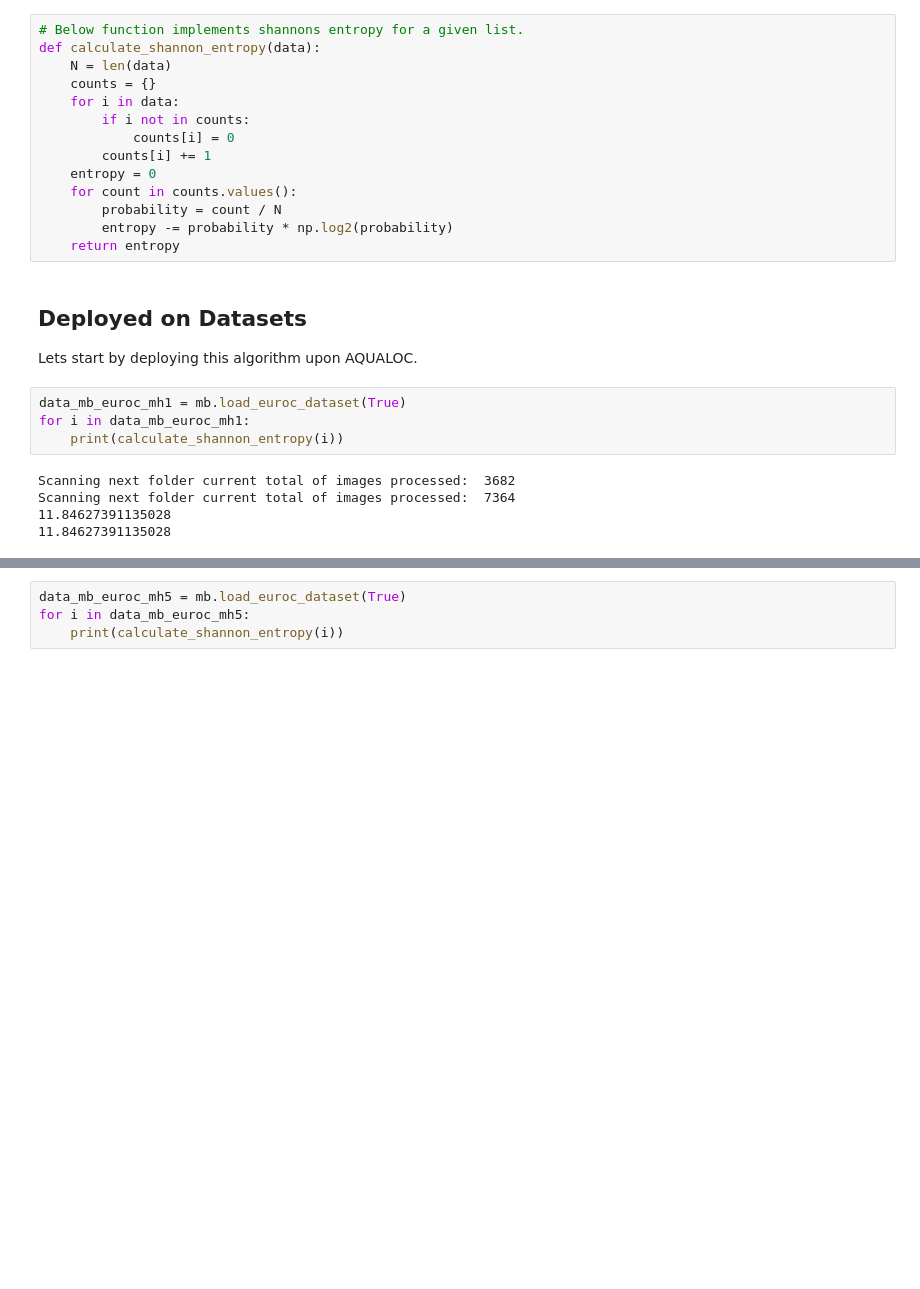
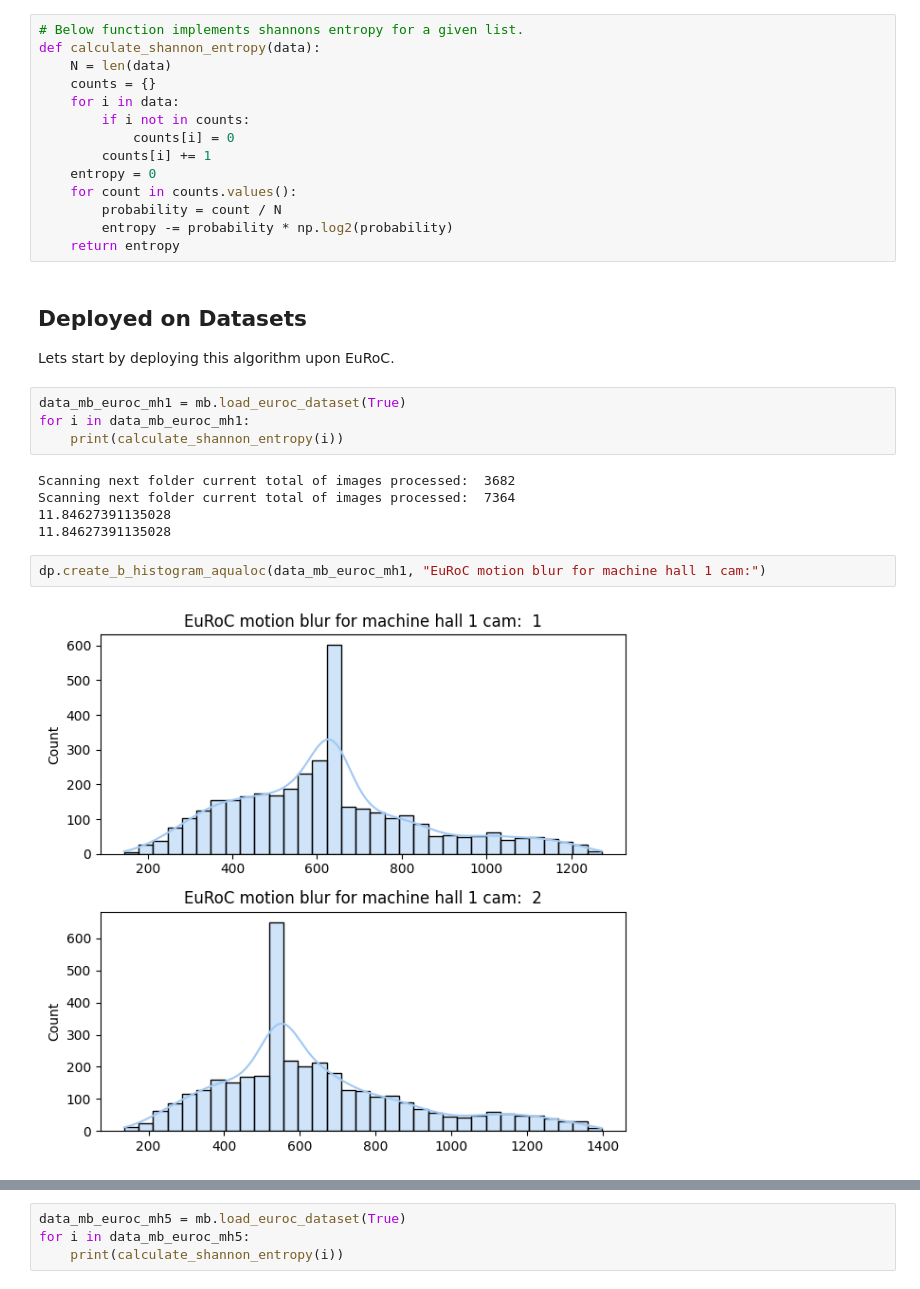
Before and after one commit to tobsthetobs/bsc-dataset-metrics, a Jupyter notebook: notebooks/information_theory.ipynb, the cells around one changed output, grey strips where cells are left out. Cells and saved outputs as stored; diff of their text form; blank space fills up the shorter version.

```diff
--- a/notebooks/information_theory.ipynb
+++ b/notebooks/information_theory.ipynb
@@ -39,7 +39,7 @@ def calculate_shannon_entropy(data):
     return entropy
 # %% [markdown]
 ## Deployed on Datasets
-Lets start by deploying this algorithm upon AQUALOC.
+Lets start by deploying this algorithm upon EuRoC.
 # %%
 data_mb_euroc_mh1 = mb.load_euroc_dataset(True)
 for i in data_mb_euroc_mh1:
@@ -49,3 +49,7 @@ Scanning next folder current total of images processed:  3682
 Scanning next folder current total of images processed:  7364
 11.84627391135028
 11.84627391135028
+# %%
+dp.create_b_histogram_aqualoc(data_mb_euroc_mh1, "EuRoC motion blur for machine hall 1 cam:")
+# %% [output]
+[figure, added]
```
Also changed, not shown: parts of 8 cells of this notebook, 3 other files.
